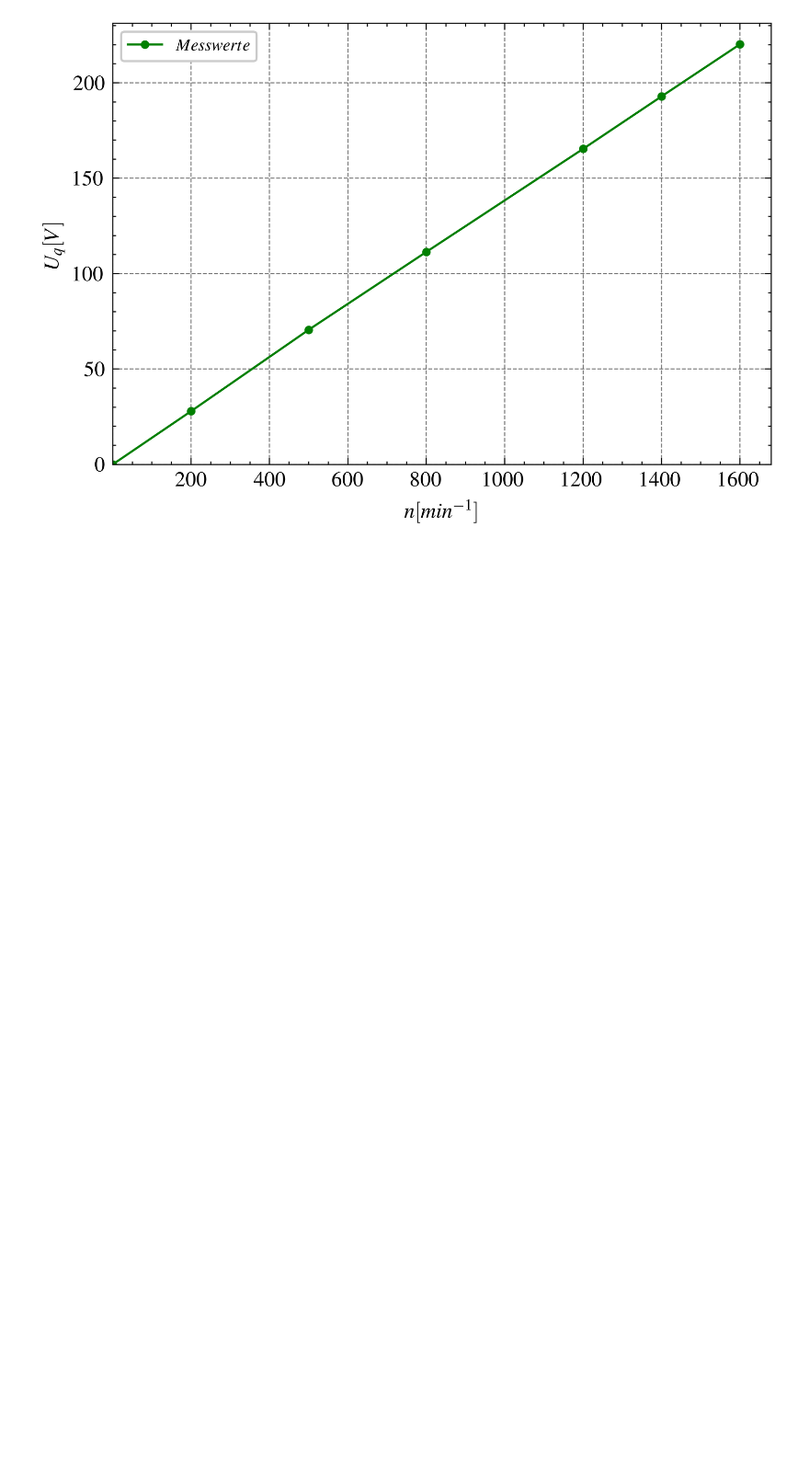
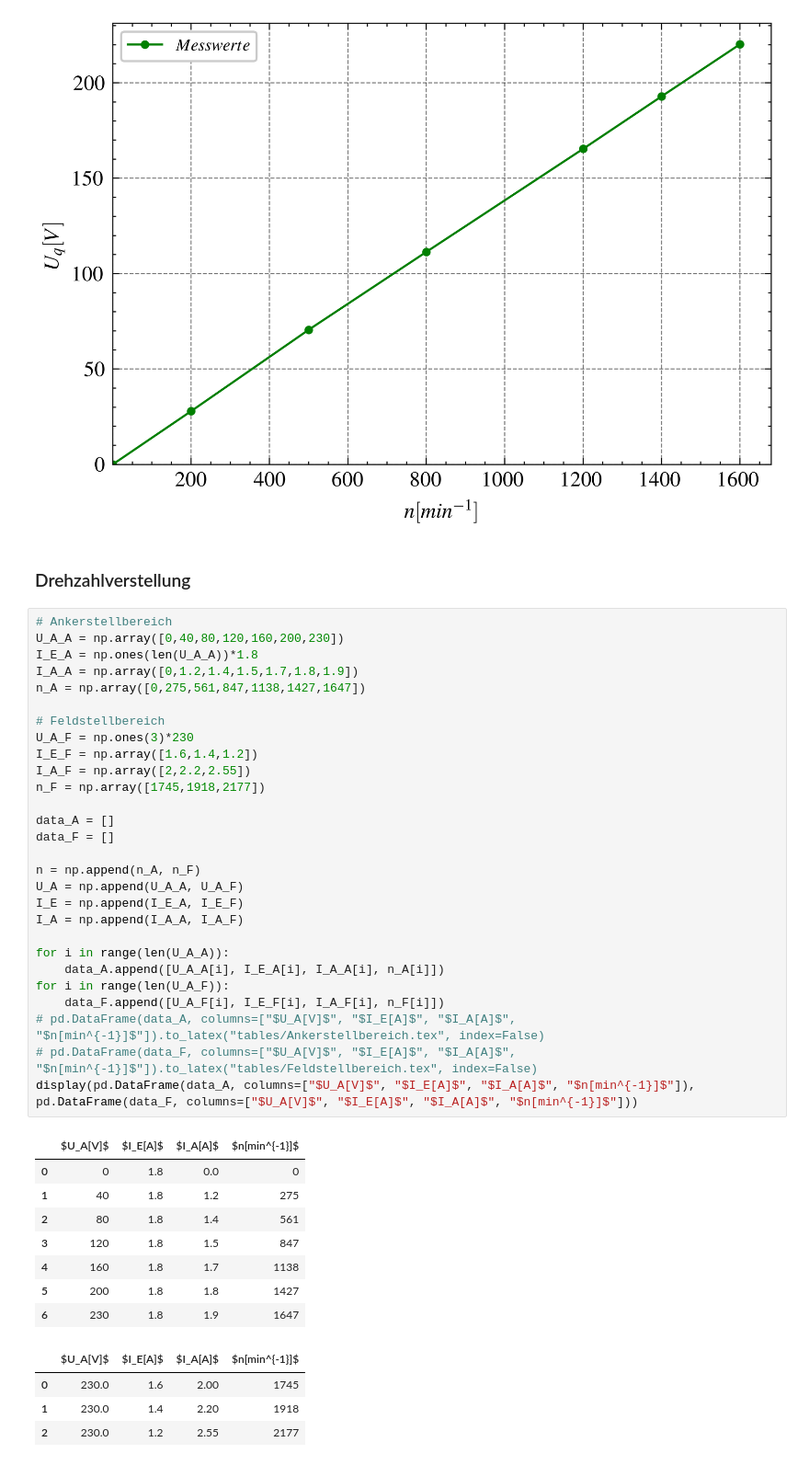
Before and after one commit to ayham291/PEM, a Jupyter notebook: GM/GM_Calculations.ipynb, the cells around one changed output. Shown at 92% size. Drawn from its saved outputs; the diff is of its cells as text; blank space fills up the shorter version.

```diff
--- a/GM/GM_Calculations.ipynb
+++ b/GM/GM_Calculations.ipynb
@@ -114,3 +114,46 @@ plt.tight_layout()
 # plt.savefig("plots/Leerlaufversuch_Uq_n.png", dpi=300)
 # %% [output]
 [figure]
+# %% [markdown]
+### Drehzahlverstellung
+# %%
+# Ankerstellbereich
+U_A_A = np.array([0,40,80,120,160,200,230])
+I_E_A = np.ones(len(U_A_A))*1.8
+I_A_A = np.array([0,1.2,1.4,1.5,1.7,1.8,1.9])
+n_A = np.array([0,275,561,847,1138,1427,1647])
+
+# Feldstellbereich
+U_A_F = np.ones(3)*230
+I_E_F = np.array([1.6,1.4,1.2])
+I_A_F = np.array([2,2.2,2.55])
+n_F = np.array([1745,1918,2177])
+
+data_A = []
+data_F = []
+
+n = np.append(n_A, n_F)
+U_A = np.append(U_A_A, U_A_F)
+I_E = np.append(I_E_A, I_E_F)
+I_A = np.append(I_A_A, I_A_F)
+
+for i in range(len(U_A_A)):
+    data_A.append([U_A_A[i], I_E_A[i], I_A_A[i], n_A[i]])
+for i in range(len(U_A_F)):
+    data_F.append([U_A_F[i], I_E_F[i], I_A_F[i], n_F[i]])
+# pd.DataFrame(data_A, columns=["$U_A[V]$", "$I_E[A]$", "$I_A[A]$", "$n[min^{-1}]$"]).to_latex("tables/Ankerstellbereich.tex", index=False)
+# pd.DataFrame(data_F, columns=["$U_A[V]$", "$I_E[A]$", "$I_A[A]$", "$n[min^{-1}]$"]).to_latex("tables/Feldstellbereich.tex", index=False)
+display(pd.DataFrame(data_A, columns=["$U_A[V]$", "$I_E[A]$", "$I_A[A]$", "$n[min^{-1}]$"]), pd.DataFrame(data_F, columns=["$U_A[V]$", "$I_E[A]$", "$I_A[A]$", "$n[min^{-1}]$"]))
+# %% [output]
+|  | $U_A[V]$ | $I_E[A]$ | $I_A[A]$ | $n[min^{-1}]$ |
+| 0 | 0 | 1.8 | 0.0 | 0 |
+| 1 | 40 | 1.8 | 1.2 | 275 |
+| 2 | 80 | 1.8 | 1.4 | 561 |
+| 3 | 120 | 1.8 | 1.5 | 847 |
+| 4 | 160 | 1.8 | 1.7 | 1138 |
+| 5 | 200 | 1.8 | 1.8 | 1427 |
+| 6 | 230 | 1.8 | 1.9 | 1647 |
+|  | $U_A[V]$ | $I_E[A]$ | $I_A[A]$ | $n[min^{-1}]$ |
+| 0 | 230.0 | 1.6 | 2.00 | 1745 |
+| 1 | 230.0 | 1.4 | 2.20 | 1918 |
+| 2 | 230.0 | 1.2 | 2.55 | 2177 |
```
Also changed, not shown: parts of 2 cells of this notebook, 4 other files.
